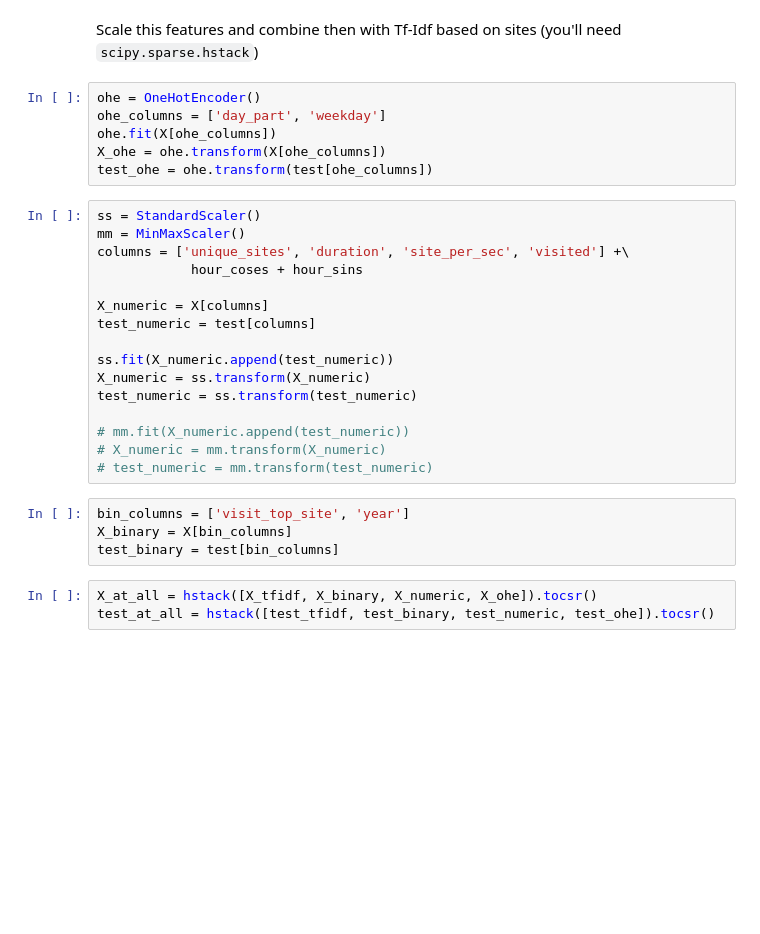
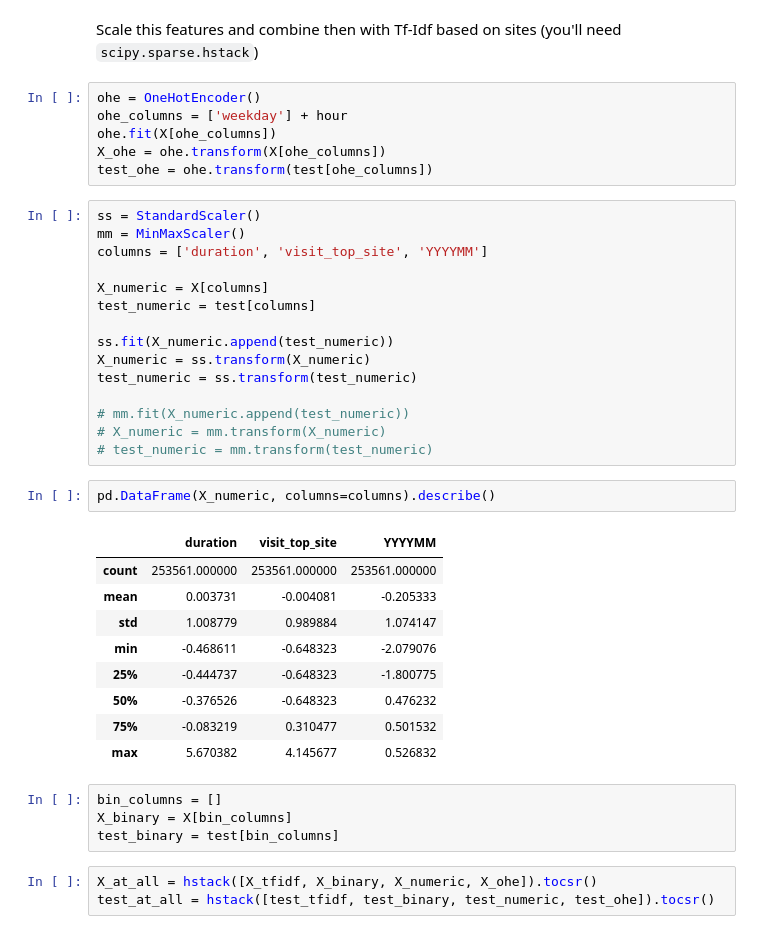
Before and after one commit to SpirinEgor/mlcourse_open, a Jupyter notebook: lesson_6/alice/hw6_session3_part1_alice_beat_baseline.ipynb, the cells around one changed output. Drawn from its saved outputs; the diff is of its cells as text; blank space fills up the shorter version.

```diff
--- a/lesson_6/alice/hw6_session3_part1_alice_beat_baseline.ipynb
+++ b/lesson_6/alice/hw6_session3_part1_alice_beat_baseline.ipynb
@@ -328,15 +317,14 @@ sns.heatmap(X[['unique_sites', 'duration', 'visited', 'site_per_sec'] +\
 Scale this features and combine then with Tf-Idf based on sites (you'll need `scipy.sparse.hstack`)
 # %%
 ohe = OneHotEncoder()
-ohe_columns = ['day_part', 'weekday']
+ohe_columns = ['weekday'] + hour
 ohe.fit(X[ohe_columns])
 X_ohe = ohe.transform(X[ohe_columns])
 test_ohe = ohe.transform(test[ohe_columns])
 # %%
 ss = StandardScaler()
 mm = MinMaxScaler()
-columns = ['unique_sites', 'duration', 'site_per_sec', 'visited'] +\
-            hour_coses + hour_sins
+columns = ['duration', 'visit_top_site', 'YYYYMM']
 
 X_numeric = X[columns]
 test_numeric = test[columns]
@@ -348,8 +336,20 @@ test_numeric = ss.transform(test_numeric)
 # mm.fit(X_numeric.append(test_numeric))
 # X_numeric = mm.transform(X_numeric)
 # test_numeric = mm.transform(test_numeric)
+# %%
+pd.DataFrame(X_numeric, columns=columns).describe()
+# %% [output]
+|  | duration | visit_top_site | YYYYMM |
+| count | 253561.000000 | 253561.000000 | 253561.000000 |
+| mean | 0.003731 | -0.004081 | -0.205333 |
+| std | 1.008779 | 0.989884 | 1.074147 |
+| min | -0.468611 | -0.648323 | -2.079076 |
+| 25% | -0.444737 | -0.648323 | -1.800775 |
+| 50% | -0.376526 | -0.648323 | 0.476232 |
+| 75% | -0.083219 | 0.310477 | 0.501532 |
+| max | 5.670382 | 4.145677 | 0.526832 |
 # %%
-bin_columns = ['visit_top_site', 'year']
+bin_columns = []
 X_binary = X[bin_columns]
 test_binary = test[bin_columns]
 # %%
```
Also changed, not shown: parts of 37 cells of this notebook, 17 other files.
